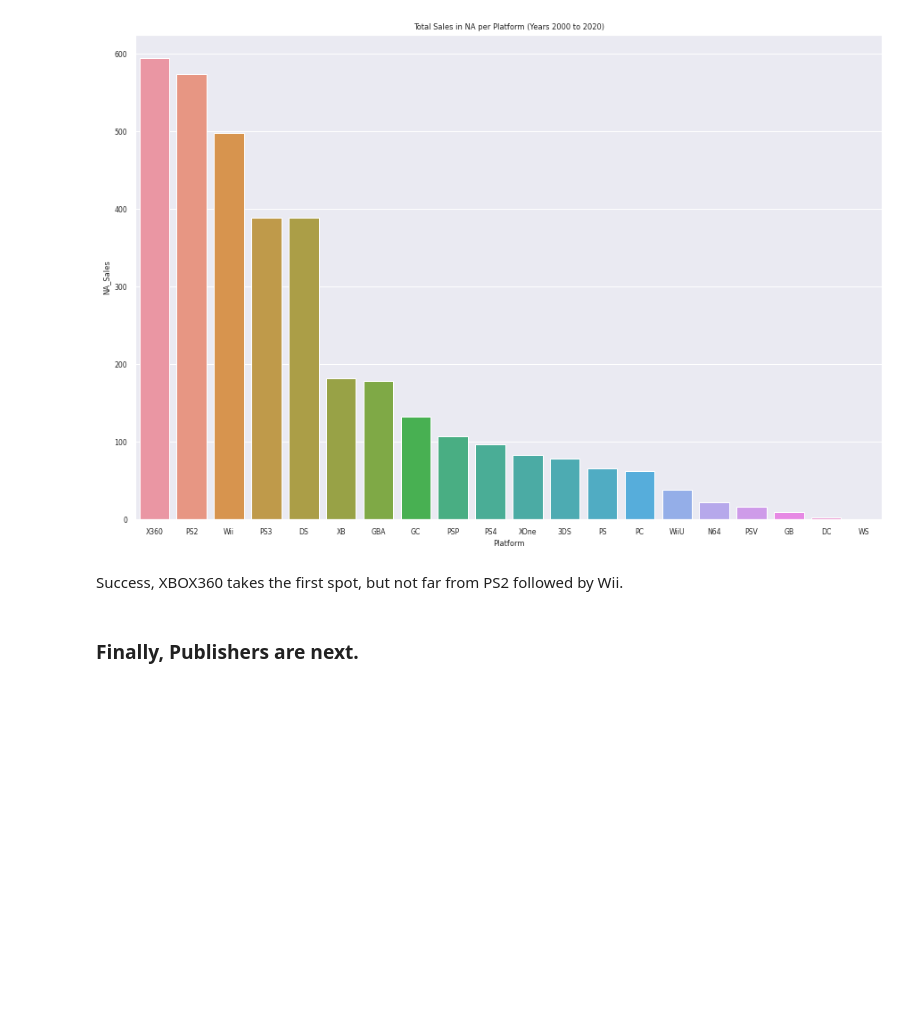
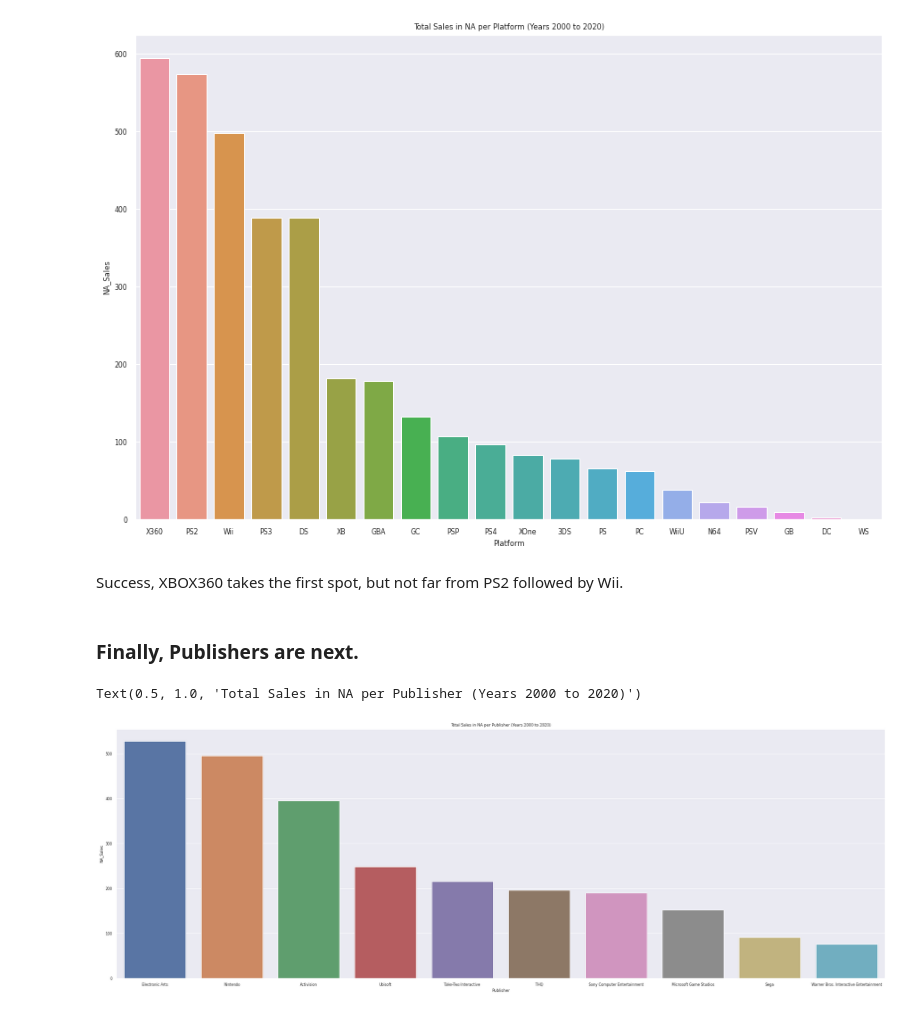
Before and after one commit to debanshu7/Video-Games-Sales-Analysis-EDA, a Jupyter notebook: video-games-sales-analysis-eda.ipynb, the cells around one changed output. Cells and saved outputs as stored; diff of their text form; code cells hidden in the pictures; blank space fills up the shorter version.

Commit message:
Kaggle Notebook | Video Games Sales Analysis & EDA | Version 2

```diff
--- a/video-games-sales-analysis-eda.ipynb
+++ b/video-games-sales-analysis-eda.ipynb
@@ -205,3 +205,10 @@ Success, XBOX360 takes the first spot, but not far from PS2 followed by Wii.
 NA_pub = sales[['Publisher', 'NA_Sales']]
 NA_pub = NA_pub.groupby('Publisher')['NA_Sales'].sum().sort_values(ascending=False).head(10)
 NA_pub = pd.DataFrame(NA_pub).reset_index()
+# %%
+plt.figure(figsize=(30, 10))
+sns.barplot(x="Publisher", y="NA_Sales",data=NA_pub)
+plt.title('Total Sales in NA per Publisher (Years 2000 to 2020)')
+# %% [output]
+Text(0.5, 1.0, 'Total Sales in NA per Publisher (Years 2000 to 2020)')
+[figure, added]
```
Also changed, not shown: parts of 49 cells of this notebook.
